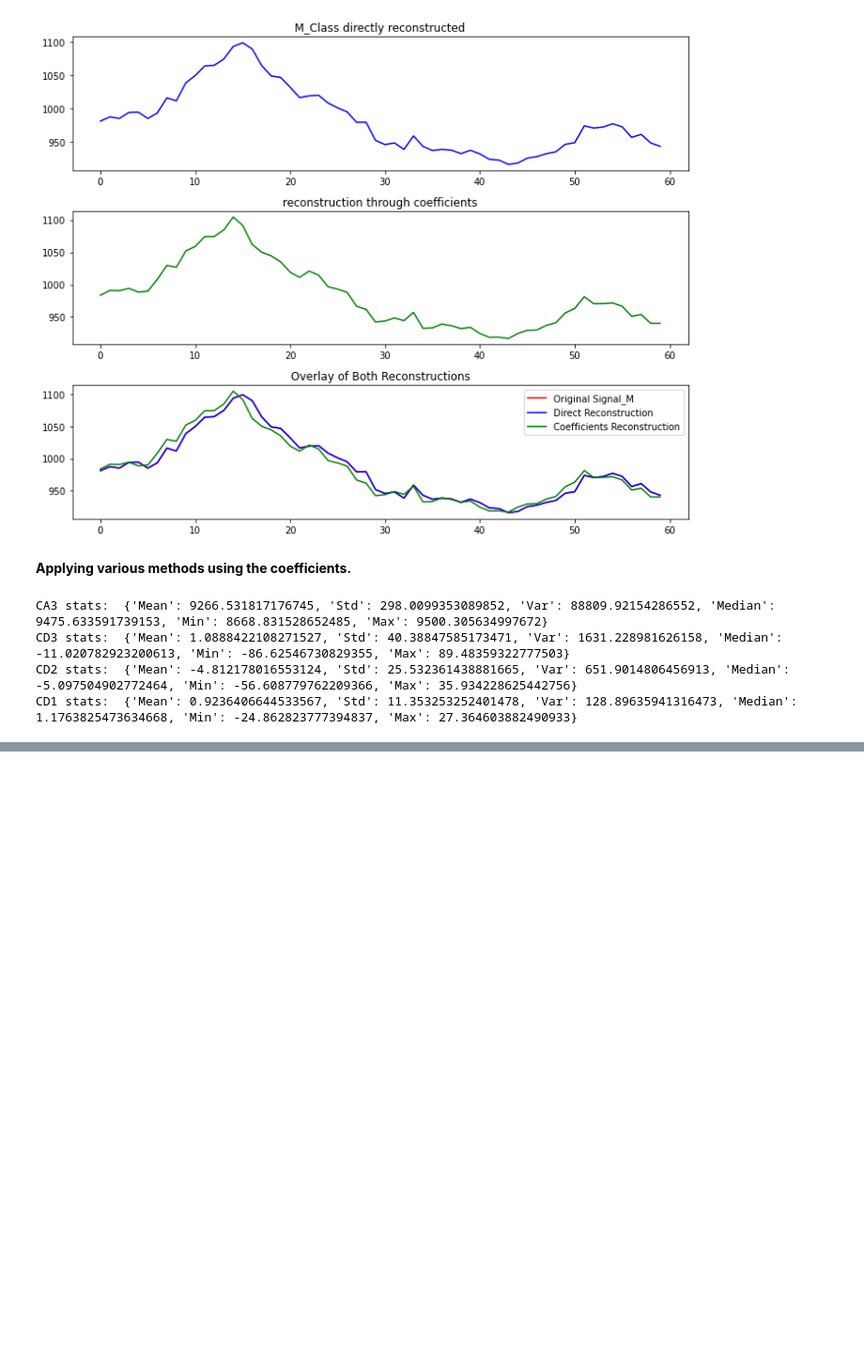
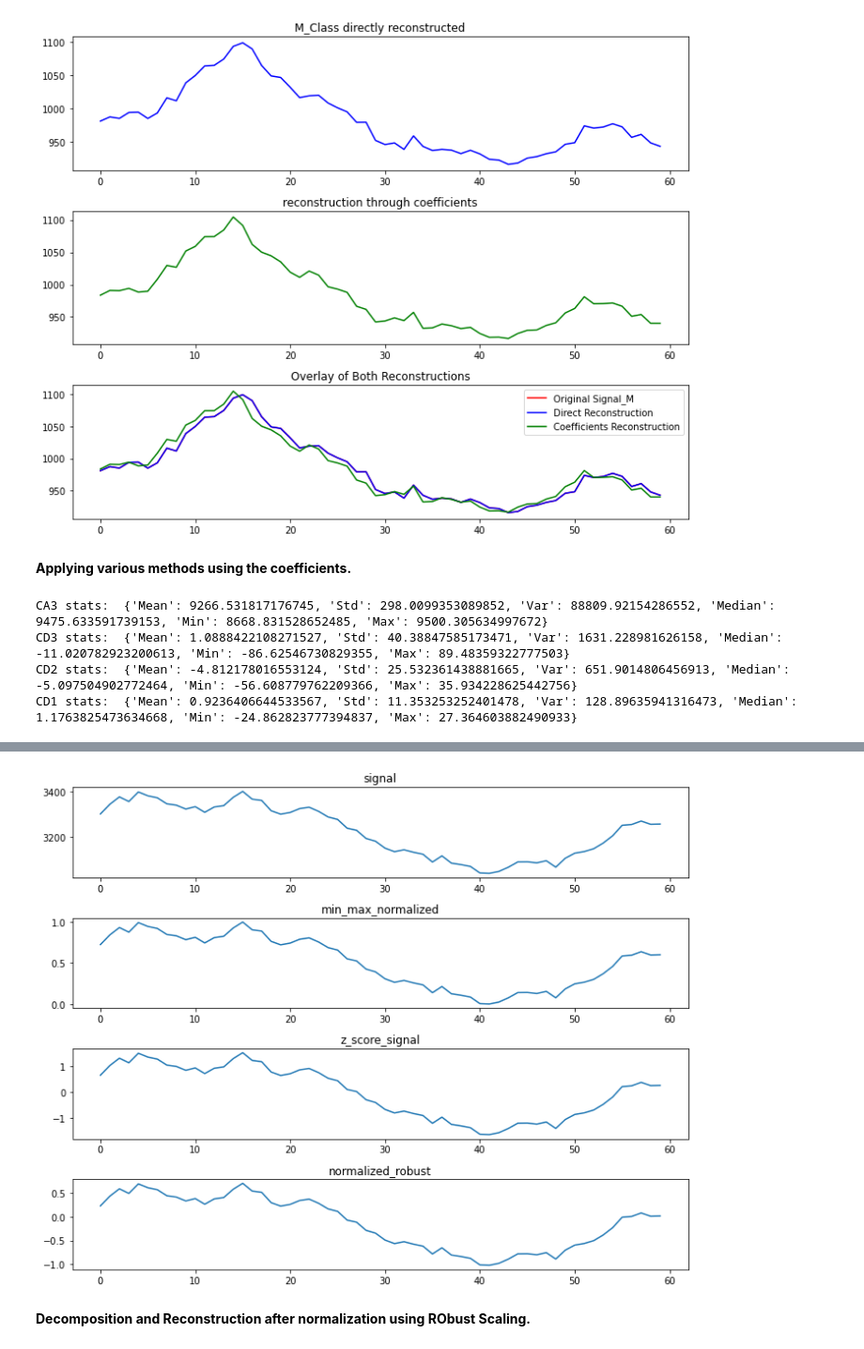
Before and after one commit to Afrid1045/SWAN_SF_Solar_Flare_Prediction, a Jupyter notebook: swan_wavelet.ipynb, the cells around one changed output, grey strips where cells are left out. Shown at 94% size. Saved outputs shown, nothing was run; the diff lists cells and outputs as text; code cells hidden in the pictures; blank space fills up the shorter version.

```diff
--- a/swan_wavelet.ipynb
+++ b/swan_wavelet.ipynb
@@ -241,0 +331,6 @@ plt.show()'''
+# %%
+#min-max
+min_value = np.min(signal)
+max_value = np.max(signal)
+min_max_normalized = (signal - min_value) / (max_value - min_value)
+min_max_normalized
@@ -241,0 +350,11 @@ plt.show()'''
+# %%
+#z-score
+mean = np.mean(signal)
+std = np.std(signal)
+z_score_signal = (signal - mean) / std
+# %%
+#robust scaling
+median_value = np.median(signal)
+iqr = np.percentile(signal, 75) - np.percentile(signal, 25)
+normalized_robust = (signal - median_value) / iqr
+normalized_robust
@@ -241,0 +374,17 @@ plt.show()'''
+# %%
+normalized_signals = [signal, min_max_normalized, z_score_signal, normalized_robust]
+norm_titles = ['signal','min_max_normalized', 'z_score_signal', 'normalized_robust']
+
+plt.figure(figsize=(10, 8))
+
+for i, (sig, title) in enumerate(zip(normalized_signals, norm_titles), 1):
+    plt.subplot(4, 1, i)
+    plt.plot(sig)
+    plt.title(title)
+
+plt.tight_layout()
+plt.show()
+# %% [output]
+[figure, added]
+# %% [markdown]
+**Decomposition and Reconstruction after normalization using RObust Scaling.**
```
Also changed, not shown: parts of 26 cells of this notebook.
